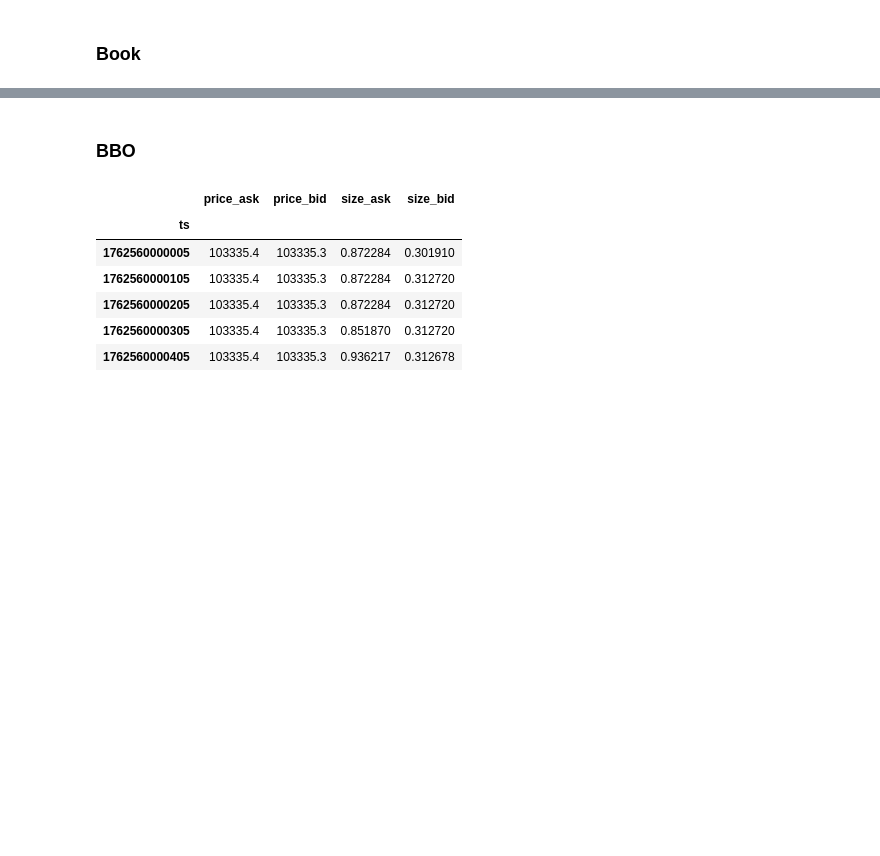
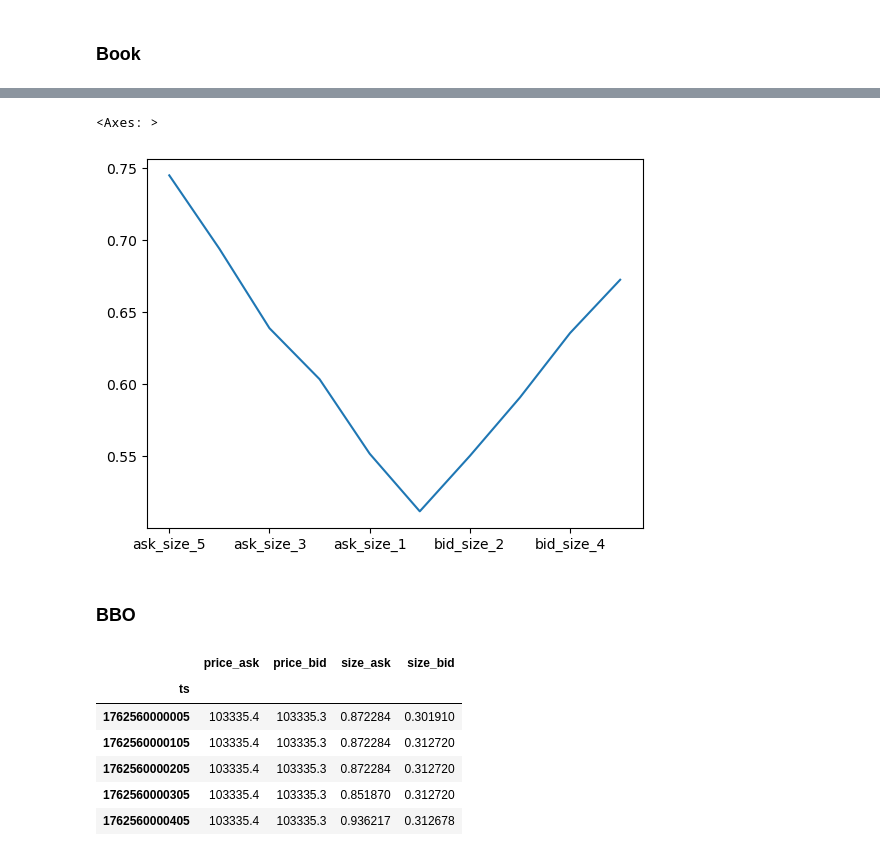
Before and after one commit to jinczing/okx-lob-da, a Jupyter notebook: lab-okx-bbo.ipynb, the cells around one changed output, grey strips where cells are left out. Saved outputs shown, nothing was run; the diff lists cells and outputs as text; code cells hidden in the pictures; blank space fills up the shorter version.

```diff
--- a/lab-okx-bbo.ipynb
+++ b/lab-okx-bbo.ipynb
@@ -19,0 +84,12 @@ bbo = books.groupby('ts').apply(lambda g: g.iloc[[49, 50], :])
+# %%
+accums = depths.copy()
+for level in range(2, 5+1):
+    for side in ['ask', 'bid']:
+        pre = side+"_size_"+str(level-1)
+        cur = side+"_size_"+str(level)
+        accums[cur] += accums[pre]
+# %%
+accums.iloc[:1000, 10:].mean().plot()
+# %% [output]
+<Axes: >
+[figure, added]
```
Also changed, not shown: parts of 38 cells of this notebook.
